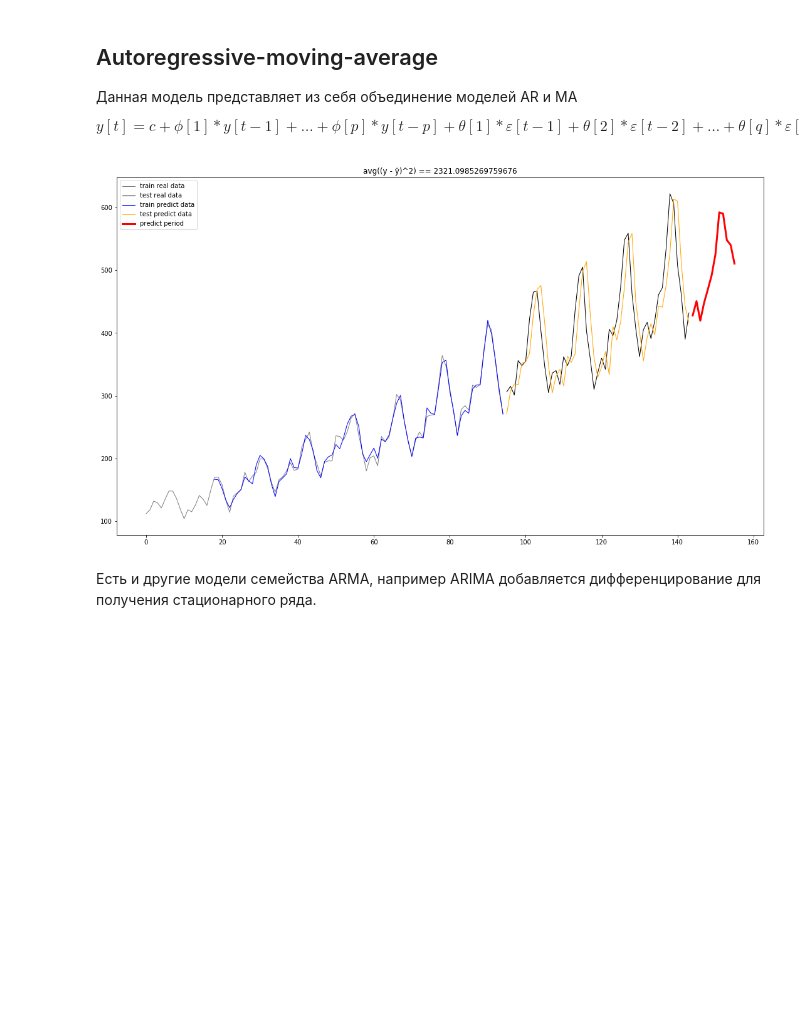
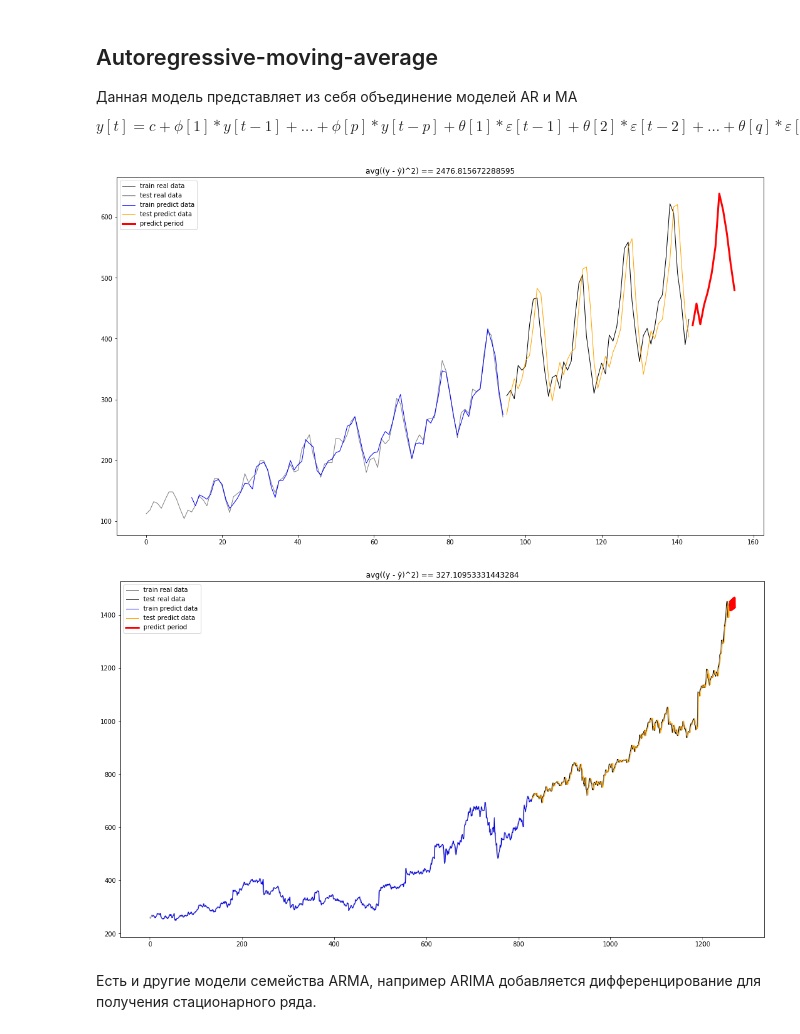
Before and after one commit to WtCrow/time_series_models, a Jupyter notebook: time_series_models.ipynb, the cells around one changed output. Cells and saved outputs as stored; diff of their text form; code cells hidden in the pictures; blank space fills up the shorter version.

```diff
--- a/time_series_models.ipynb
+++ b/time_series_models.ipynb
@@ -756,9 +781,11 @@ class ARMA:
         self.y.loc[len(self.y)] = new_y
         self.calculate_ols(self.y)
 # %%
-start_model(ARMA(12, 18), *split_data(airlines), predict_period=12)
+start_model(ARMA(12, 1), *split_data(airlines), predict_period=12, is_ln=True)
+start_model(ARMA(5, 1), *split_data(amazon), predict_period=12, is_ln=True)
 # %% [output]
-[figure, old version]
+[figure, new version]
+[figure, added]
 # %% [markdown]
 Есть и другие модели семейства ARMA, например ARIMA добавляется дифференцирование для получения стационарного ряда.
 # %% [markdown]
```
Also changed, not shown: parts of 18 cells of this notebook.
